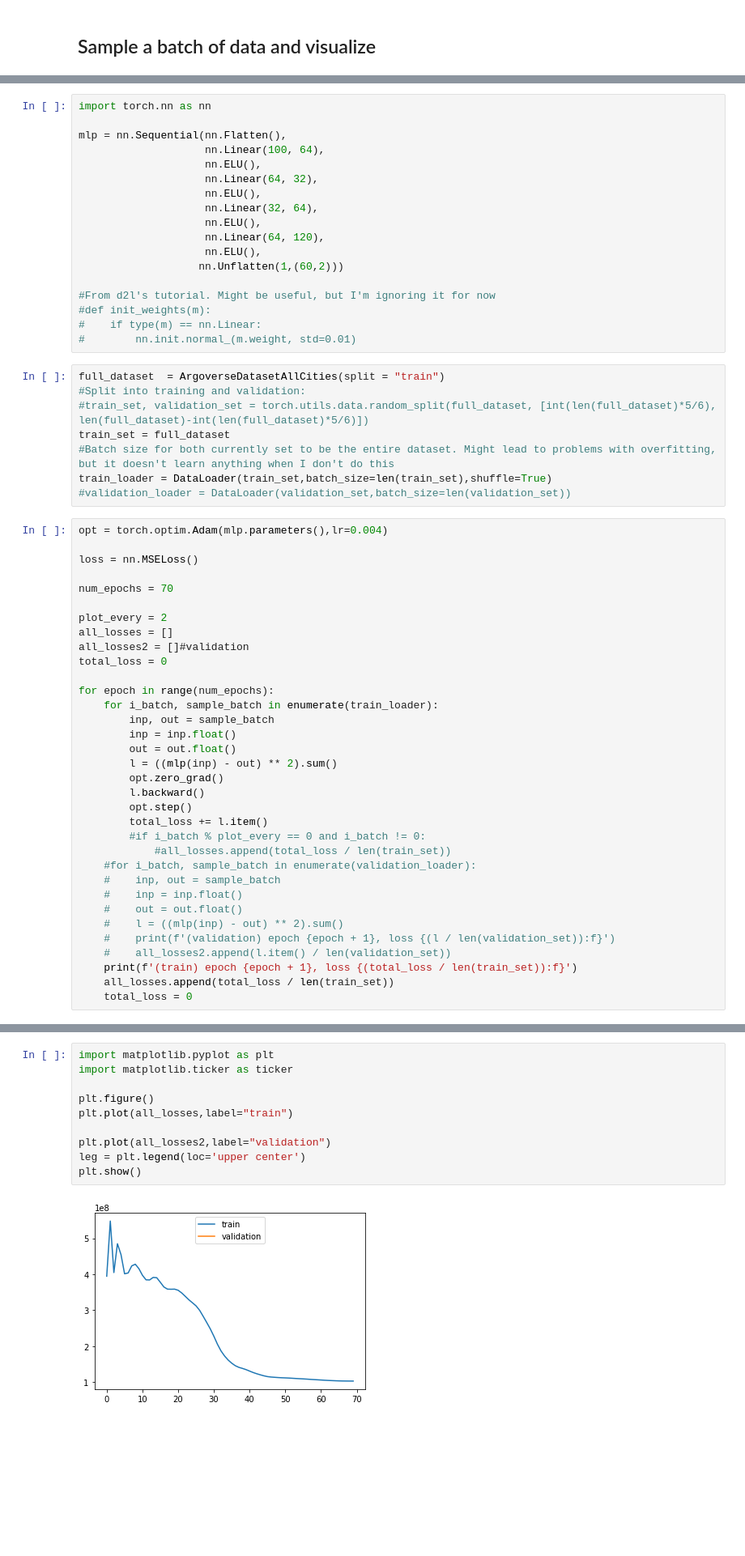
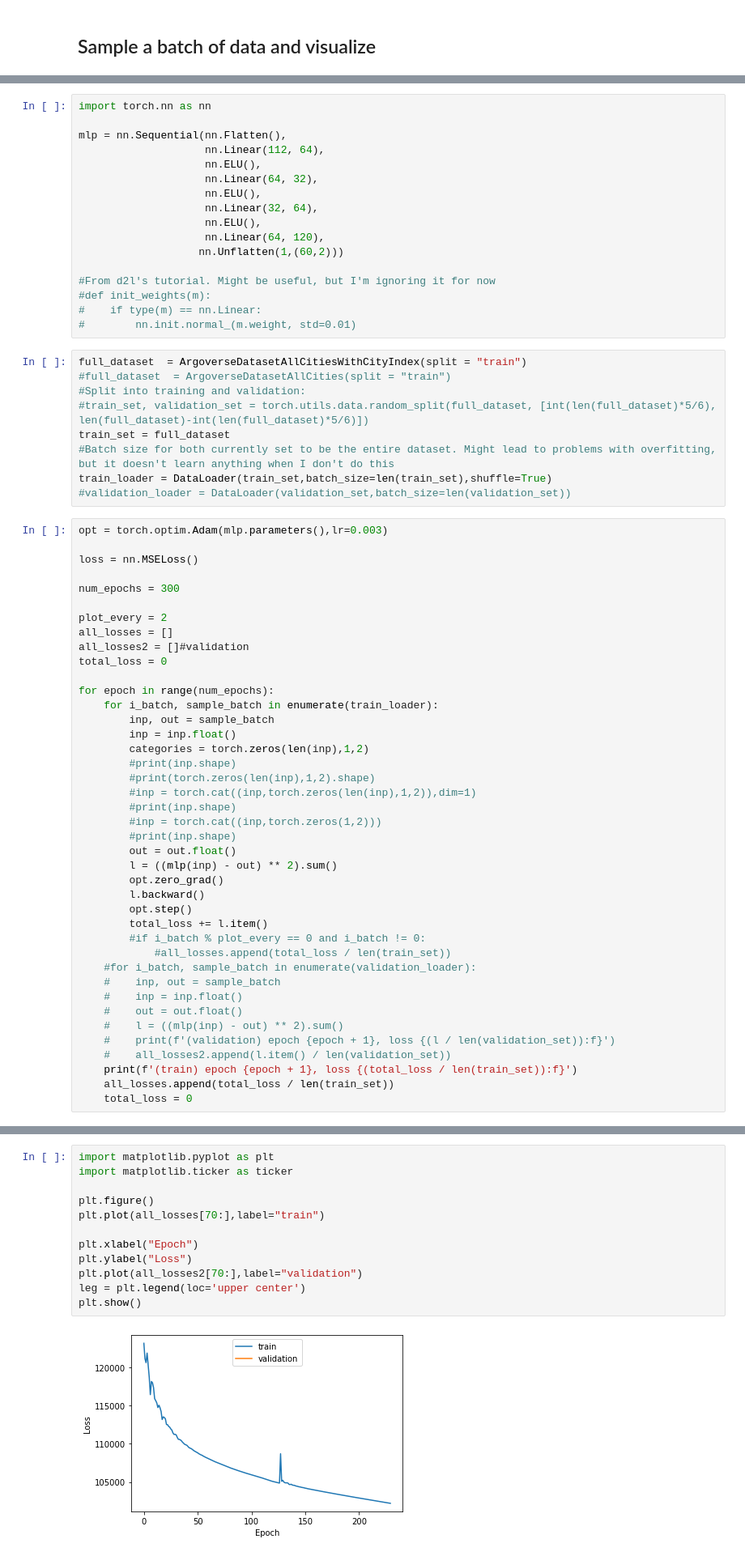
Before and after one commit to Melody-Ruth/151B-project, a Jupyter notebook: Load_Argo2_Public.ipynb, the cells around one changed output, grey strips where cells are left out. Shown at 81% size. Cells and saved outputs as stored; diff of their text form; blank space fills up the shorter version.

Commit message:
city one hot, more epochs

```diff
--- a/Load_Argo2_Public.ipynb
+++ b/Load_Argo2_Public.ipynb
@@ -228,14 +265,13 @@ plt.show()
 import torch.nn as nn
 
 mlp = nn.Sequential(nn.Flatten(),
-                    nn.Linear(100, 64),
+                    nn.Linear(112, 64),
                     nn.ELU(),
                     nn.Linear(64, 32),
                     nn.ELU(),
                     nn.Linear(32, 64),
                     nn.ELU(),
                     nn.Linear(64, 120),
-                    nn.ELU(),
                    nn.Unflatten(1,(60,2)))
 
 #From d2l's tutorial. Might be useful, but I'm ignoring it for now
@@ -243,7 +279,8 @@ mlp = nn.Sequential(nn.Flatten(),
 #    if type(m) == nn.Linear:
 #        nn.init.normal_(m.weight, std=0.01)
 # %%
-full_dataset  = ArgoverseDatasetAllCities(split = "train")
+full_dataset  = ArgoverseDatasetAllCitiesWithCityIndex(split = "train")
+#full_dataset  = ArgoverseDatasetAllCities(split = "train")
 #Split into training and validation:
 #train_set, validation_set = torch.utils.data.random_split(full_dataset, [int(len(full_dataset)*5/6), len(full_dataset)-int(len(full_dataset)*5/6)])
 train_set = full_dataset
@@ -251,11 +288,11 @@ train_set = full_dataset
 train_loader = DataLoader(train_set,batch_size=len(train_set),shuffle=True)
 #validation_loader = DataLoader(validation_set,batch_size=len(validation_set))
 # %%
-opt = torch.optim.Adam(mlp.parameters(),lr=0.004)
+opt = torch.optim.Adam(mlp.parameters(),lr=0.003)
 
 loss = nn.MSELoss()
 
-num_epochs = 70
+num_epochs = 300
 
 plot_every = 2
 all_losses = []
@@ -266,6 +303,13 @@ for epoch in range(num_epochs):
     for i_batch, sample_batch in enumerate(train_loader):
         inp, out = sample_batch
         inp = inp.float()
+        categories = torch.zeros(len(inp),1,2)
+        #print(inp.shape)
+        #print(torch.zeros(len(inp),1,2).shape)
+        #inp = torch.cat((inp,torch.zeros(len(inp),1,2)),dim=1)
+        #print(inp.shape)
+        #inp = torch.cat((inp,torch.zeros(1,2)))
+        #print(inp.shape)
         out = out.float()
         l = ((mlp(inp) - out) ** 2).sum()
         opt.zero_grad()
@@ -305,15 +349,17 @@ for epoch in range(num_epochs):
 # %%
 import matplotlib.pyplot as plt
 import matplotlib.ticker as ticker
 
 plt.figure()
-plt.plot(all_losses,label="train")
+plt.plot(all_losses[70:],label="train")
 
-plt.plot(all_losses2,label="validation")
+plt.xlabel("Epoch")
+plt.ylabel("Loss")
+plt.plot(all_losses2[70:],label="validation")
 leg = plt.legend(loc='upper center')
 plt.show()
 # %% [output]
-[figure, old version]
+[figure, new version]
 # %%
 #Not currently working well
 def show_sample_batch2(sample_batch,prediction):
```
Also changed, not shown: parts of 6 cells of this notebook.
